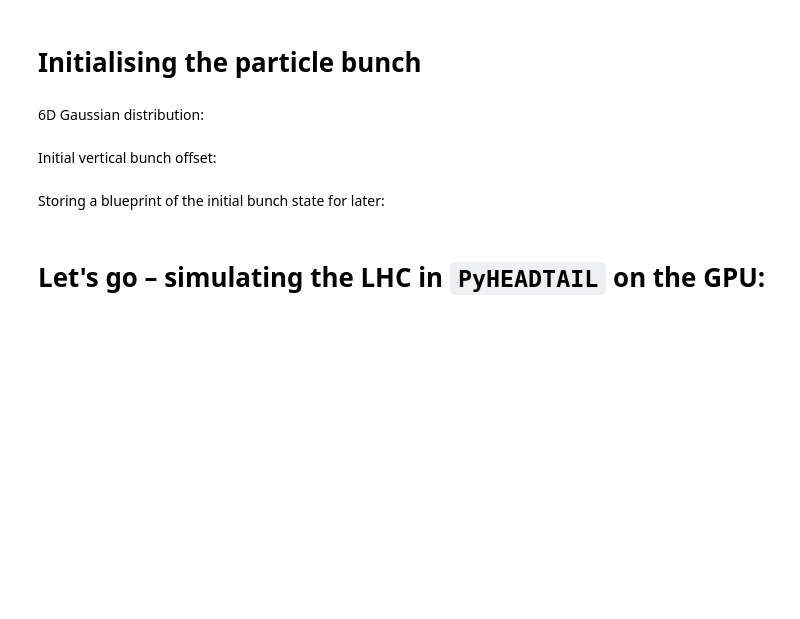
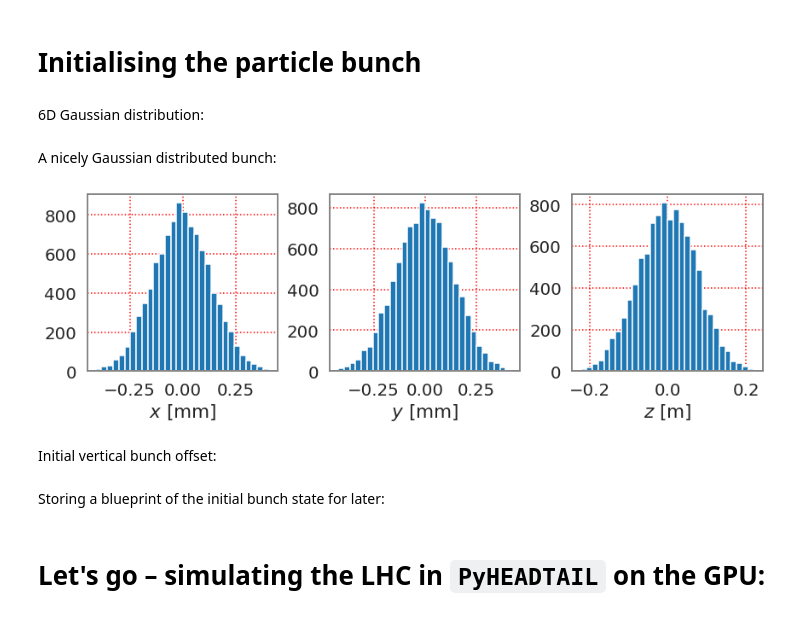
Before and after one commit to aoeftiger/pyhep2020, a Jupyter notebook: talk.ipynb, the cells around one changed output. Saved outputs shown, nothing was run; the diff lists cells and outputs as text; code cells hidden in the pictures; blank space fills up the shorter version.

```diff
--- a/talk.ipynb
+++ b/talk.ipynb
@@ -239,6 +248,24 @@ pyht_beam = generate_Gaussian6DTwiss(
     **transverse_map.get_injection_optics(
         for_particle_generation=True),
 )
+# %% [markdown]
+A nicely Gaussian distributed bunch:
+# %%
+fig, ax = plt.subplots(1, 3, figsize=(12, 4))
+plt.sca(ax[0])
+plt.xlabel('$x$ [mm]')
+plt.hist(pyht_beam.x * 1e3, bins=30);
+
+plt.sca(ax[1])
+plt.xlabel('$y$ [mm]')
+plt.hist(pyht_beam.y * 1e3, bins=30);
+
+plt.sca(ax[2])
+plt.xlabel('$z$ [m]')
+plt.hist(pyht_beam.z, bins=30);
+plt.tight_layout()
+# %% [output]
+[figure, added]
 # %% [markdown]
 Initial vertical bunch offset:
 # %%
```
Also changed, not shown: parts of 154 cells of this notebook.
